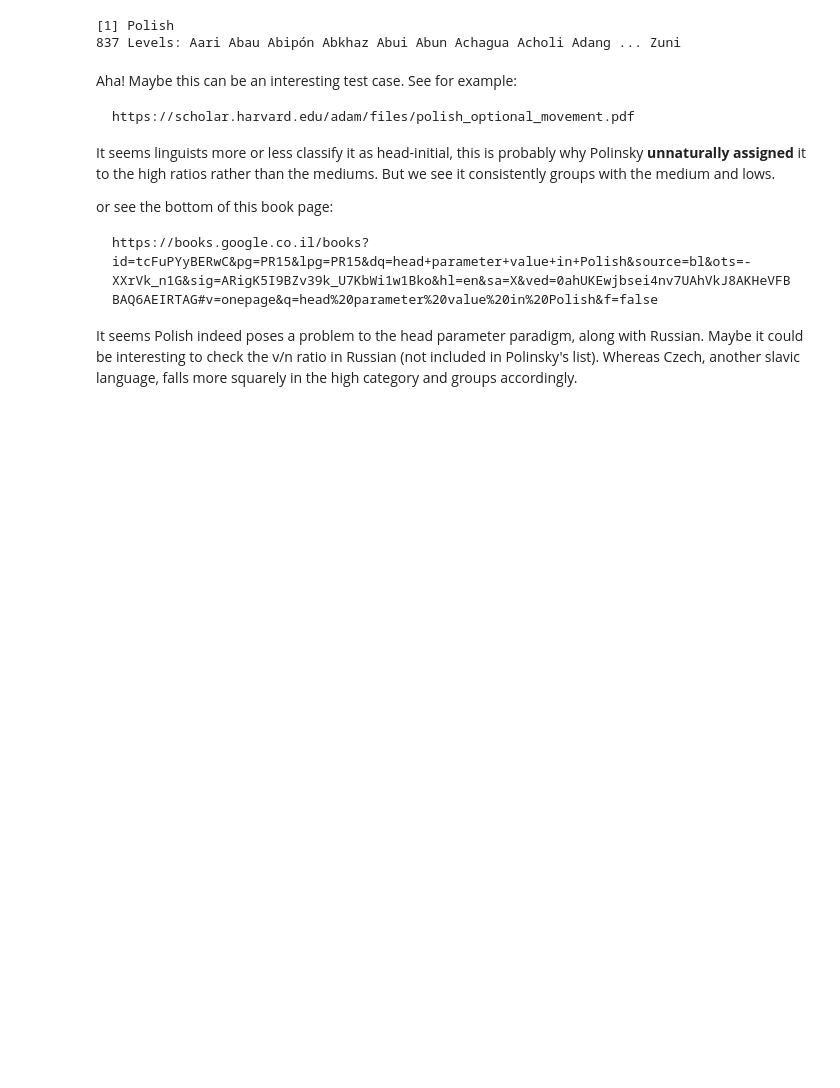
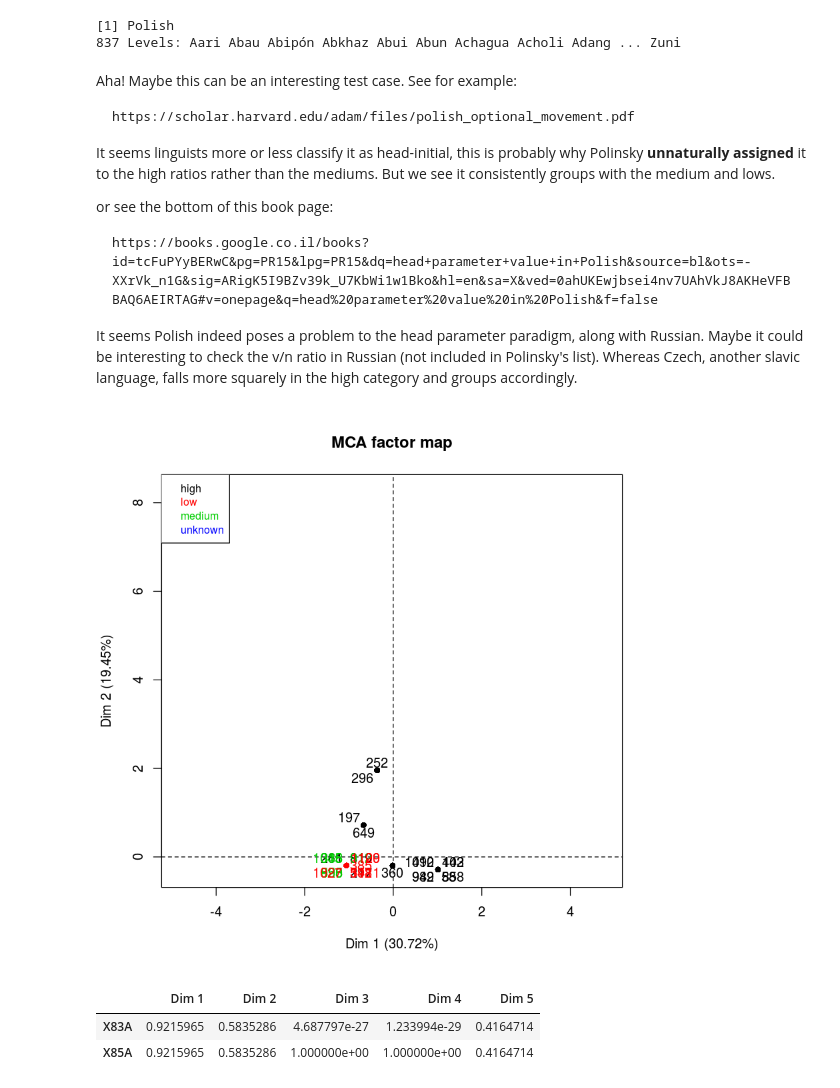
Before and after one commit to ilay32/wals-project, a Jupyter notebook: ratiomcas.ipynb, the cells around one changed output. Drawn from its saved outputs; the diff is of its cells as text; code cells hidden in the pictures; blank space fills up the shorter version.

```diff
--- a/ratiomcas.ipynb
+++ b/ratiomcas.ipynb
@@ -418,3 +485,18 @@ or see the bottom of this book page:
 
 
 It seems Polish indeed poses a problem to the head parameter paradigm, along with Russian. Maybe it could be interesting to check the v/n ratio in Russian (not included in Polinsky's list). Whereas Czech, another slavic language, falls more squarely in the high category and groups accordingly.
+# %%
+example10 <- read.csv('chunked-feature-sets/83A-85A.csv')
+knownratios = which(example10$verb.noun.ratio != 'unknown')
+mca <- MCA(example10,quali.sup=1:12)
+# %%
+plot(mca,choix="ind",habillage="verb.noun.ratio",invisible=c("var","quali.sup"),
+     select=knownratios,unselect=1)
+# %% [output]
+[figure, added]
+# %%
+mca$var$eta2
+# %% [output]
+|  | Dim 1 | Dim 2 | Dim 3 | Dim 4 | Dim 5 |
+| X83A | 0.9215965 | 0.5835286 | 4.687797e-27 | 1.233994e-29 | 0.4164714 |
+| X85A | 0.9215965 | 0.5835286 | 1.000000e+00 | 1.000000e+00 | 0.4164714 |
```
Also changed, not shown: parts of 7 cells of this notebook, 6 other files.
